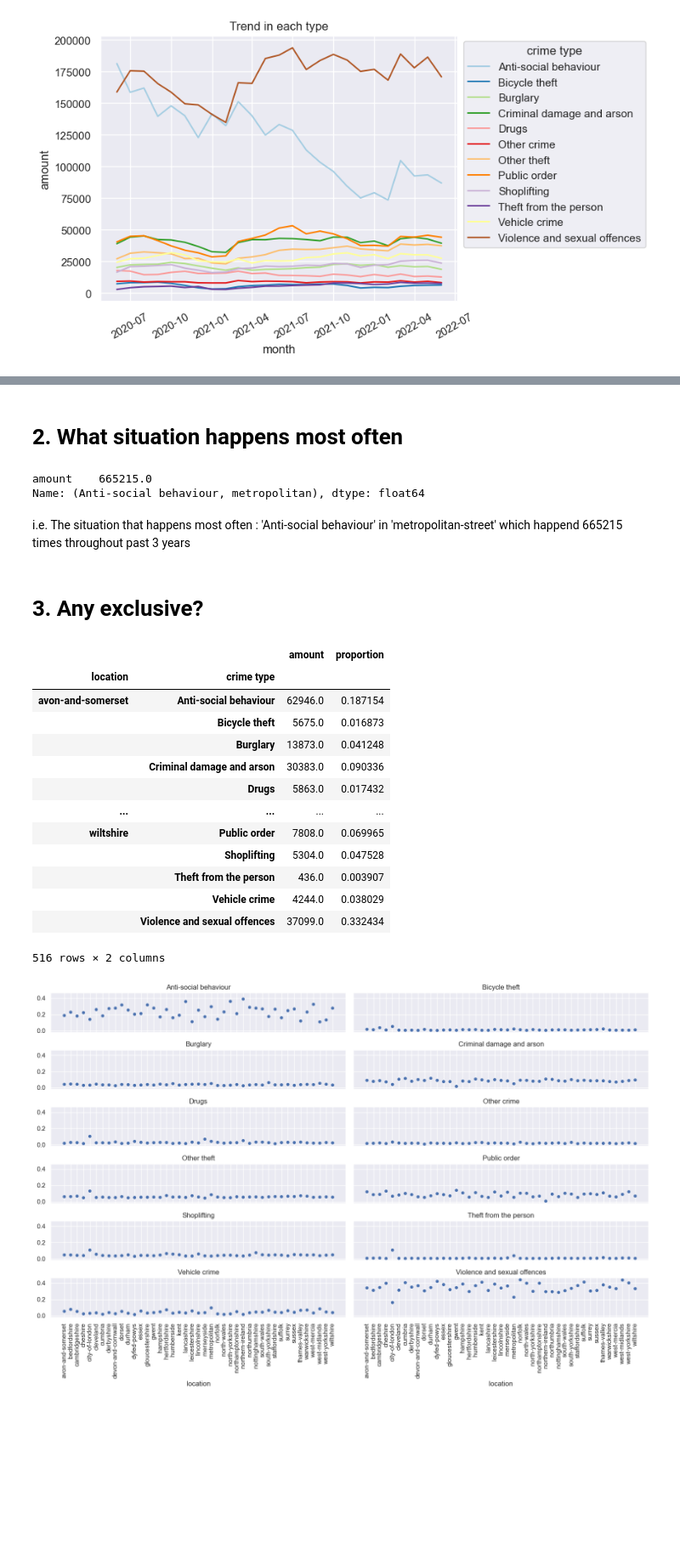
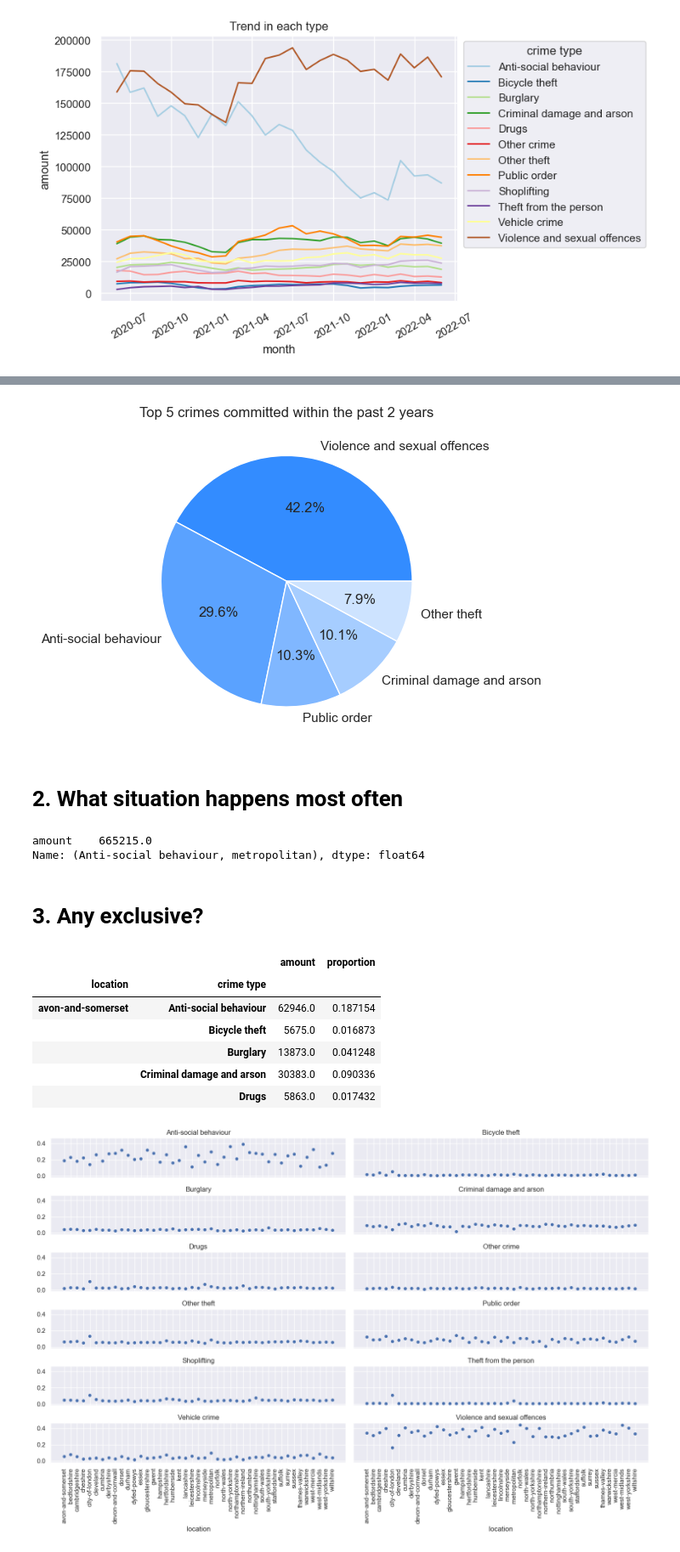
Before and after one commit to samsatp/crime-prediction-UK, a Jupyter notebook: EDA/EDA.ipynb, the cells around one changed output, grey strips where cells are left out. Shown at 85% size. Drawn from its saved outputs; the diff is of its cells as text; code cells hidden in the pictures; blank space fills up the shorter version.

```diff
--- a/EDA/EDA.ipynb
+++ b/EDA/EDA.ipynb
@@ -129,2 +161,14 @@ plt.show()
+# %%
+top_crime = df_total_crime_in_types.iloc[:5]
+plt.pie(
+    top_crime.amount.values,
+    labels=top_crime.index,
+    autopct=lambda p : '{:.1f}%'.format(p),
+    colors=['#CDE3FF','#A6CDFF', '#80B7FF', '#5AA2FF', '#338CFF'][::-1]
+)
+plt.title('Top 5 crimes committed within the past 2 years' )
+plt.show()
+# %% [output]
+[figure, added]
 # %% [markdown]
 # 2. What situation happens most often
@@ -133,35 +175,27 @@ alltime_total_cases_raw = df_location.groupby(by=['crime type','location'])[['am
-# %%
-idx = alltime_total_cases_raw['amount'].argmax()
-
-print(alltime_total_cases_raw.iloc[idx])
-# this appears most often
-# %% [output]
-amount    665215.0
-Name: (Anti-social behaviour, metropolitan), dtype: float64
-# %% [markdown]
-i.e. The situation that happens most often : 'Anti-social behaviour' in 'metropolitan-street' which happend 665215 times throughout past 3 years
+# %%
+# Find wich tuple of (crime type, location) occur most often
+alltime_total_cases_raw = df_location.groupby(by=['crime type','location'])[['amount']].sum()
+idx = alltime_total_cases_raw['amount'].argmax()
+print(alltime_total_cases_raw.iloc[idx])
+# %% [output]
+amount    665215.0
+Name: (Anti-social behaviour, metropolitan), dtype: float64
 # %% [markdown]
 # 3. Any exclusive?
 # %%
+# Find if there are any tuple of (crime type, location) that very exclusively occurs
 exclusive = df_location.groupby(by=['location', 'crime type'])[['amount']].agg('sum')
 by_loc = exclusive.groupby('location').sum().to_dict()
 
 exclusive['proportion'] = exclusive.apply(lambda x: x/by_loc['amount'][x.name[0]], axis=1)
 
-exclusive
+exclusive.head()
 # %% [output]
 |  |  | amount | proportion |
 | location | crime type |  |  |
 | avon-and-somerset | Anti-social behaviour | 62946.0 | 0.187154 |
 |  | Bicycle theft | 5675.0 | 0.016873 |
 |  | Burglary | 13873.0 | 0.041248 |
 |  | Criminal damage and arson | 30383.0 | 0.090336 |
 |  | Drugs | 5863.0 | 0.017432 |
-| ... | ... | ... | ... |
-| wiltshire | Public order | 7808.0 | 0.069965 |
-|  | Shoplifting | 5304.0 | 0.047528 |
-|  | Theft from the person | 436.0 | 0.003907 |
-|  | Vehicle crime | 4244.0 | 0.038029 |
-|  | Violence and sexual offences | 37099.0 | 0.332434 |
-516 rows × 2 columns
 # %%
```
Also changed, not shown: parts of 29 cells of this notebook, 2 other files.
